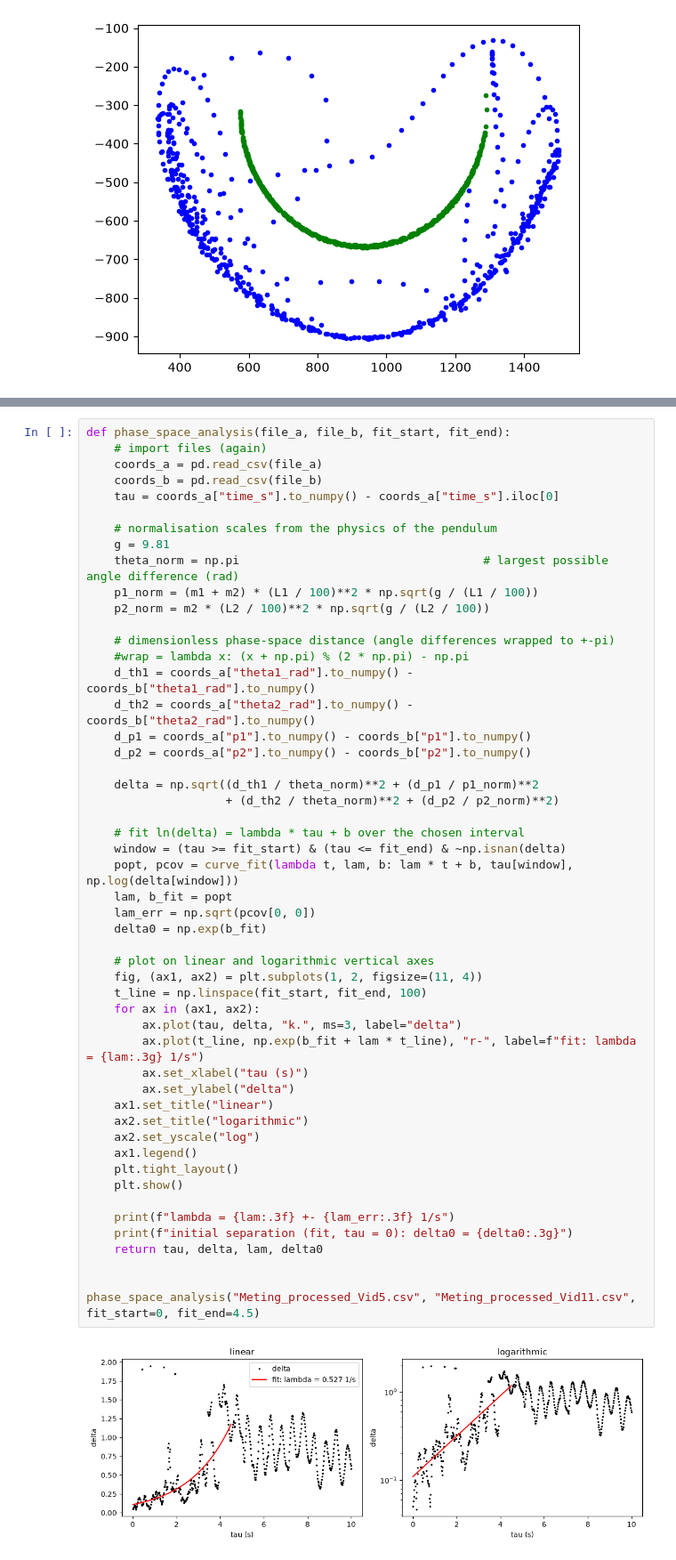
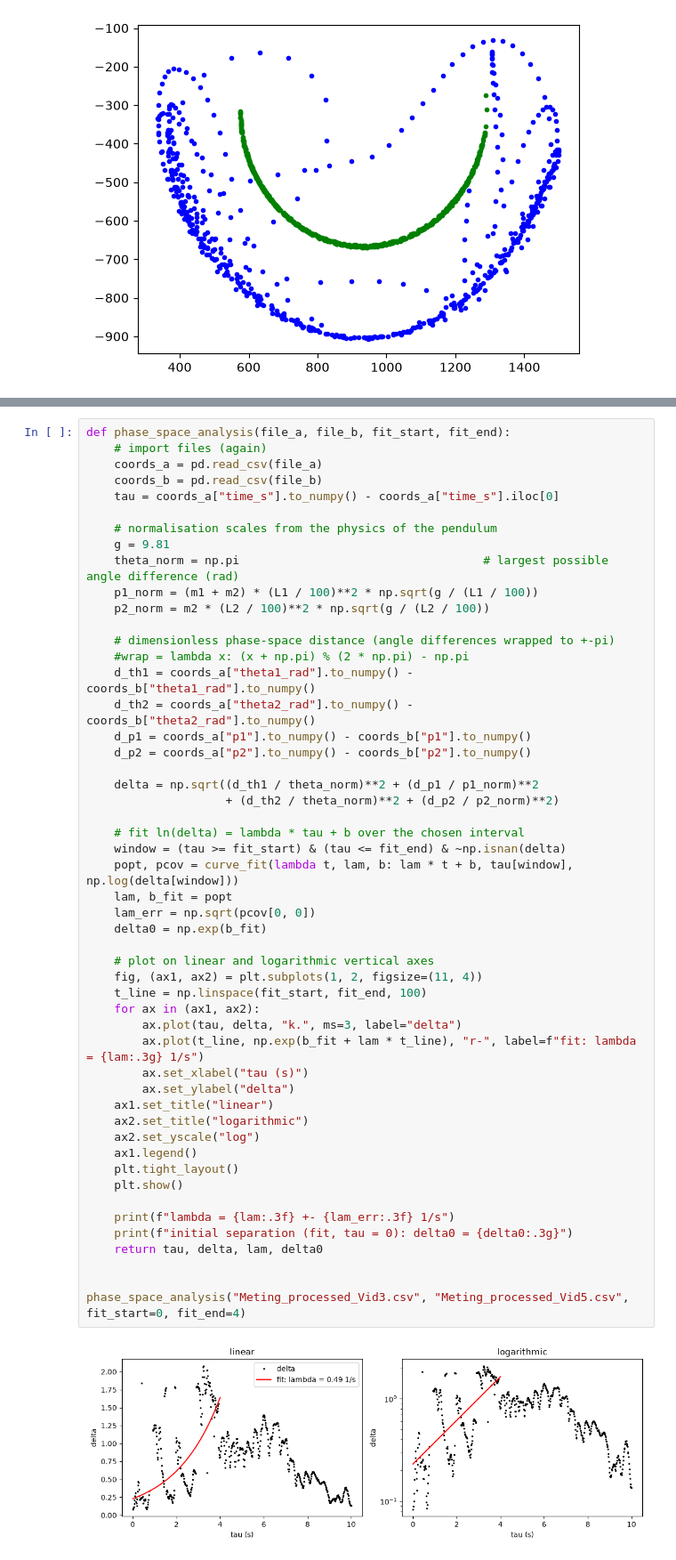
Before and after one commit to daantjebunschoten1-gif/RP---Double-Pendulum-, a Jupyter notebook: Data processing.ipynb, the cells around one changed output, grey strips where cells are left out. Shown at 89% size. Cells and saved outputs as stored; diff of their text form.

```diff
--- a/Data processing.ipynb
+++ b/Data processing.ipynb
@@ -274,32 +277,32 @@ def phase_space_analysis(file_a, file_b, fit_start, fit_end):
                     + (d_th2 / theta_norm)**2 + (d_p2 / p2_norm)**2)
 
     # fit ln(delta) = lambda * tau + b over the chosen interval
     window = (tau >= fit_start) & (tau <= fit_end) & ~np.isnan(delta)
     popt, pcov = curve_fit(lambda t, lam, b: lam * t + b, tau[window], np.log(delta[window]))
     lam, b_fit = popt
     lam_err = np.sqrt(pcov[0, 0])
     delta0 = np.exp(b_fit)
 
     # plot on linear and logarithmic vertical axes
     fig, (ax1, ax2) = plt.subplots(1, 2, figsize=(11, 4))
     t_line = np.linspace(fit_start, fit_end, 100)
     for ax in (ax1, ax2):
         ax.plot(tau, delta, "k.", ms=3, label="delta")
         ax.plot(t_line, np.exp(b_fit + lam * t_line), "r-", label=f"fit: lambda = {lam:.3g} 1/s")
         ax.set_xlabel("tau (s)")
         ax.set_ylabel("delta")
     ax1.set_title("linear")
     ax2.set_title("logarithmic")
     ax2.set_yscale("log")
     ax1.legend()
     plt.tight_layout()
     plt.show()
 
     print(f"lambda = {lam:.3f} +- {lam_err:.3f} 1/s")
     print(f"initial separation (fit, tau = 0): delta0 = {delta0:.3g}")
     return tau, delta, lam, delta0
 
 
-phase_space_analysis("Meting_processed_Vid5.csv", "Meting_processed_Vid11.csv", fit_start=0, fit_end=4.5)
+phase_space_analysis("Meting_processed_Vid3.csv", "Meting_processed_Vid5.csv", fit_start=0, fit_end=4)
 # %% [output]
-[figure, old version]
+[figure, new version]
```
Also changed, not shown: parts of 2 cells of this notebook.
